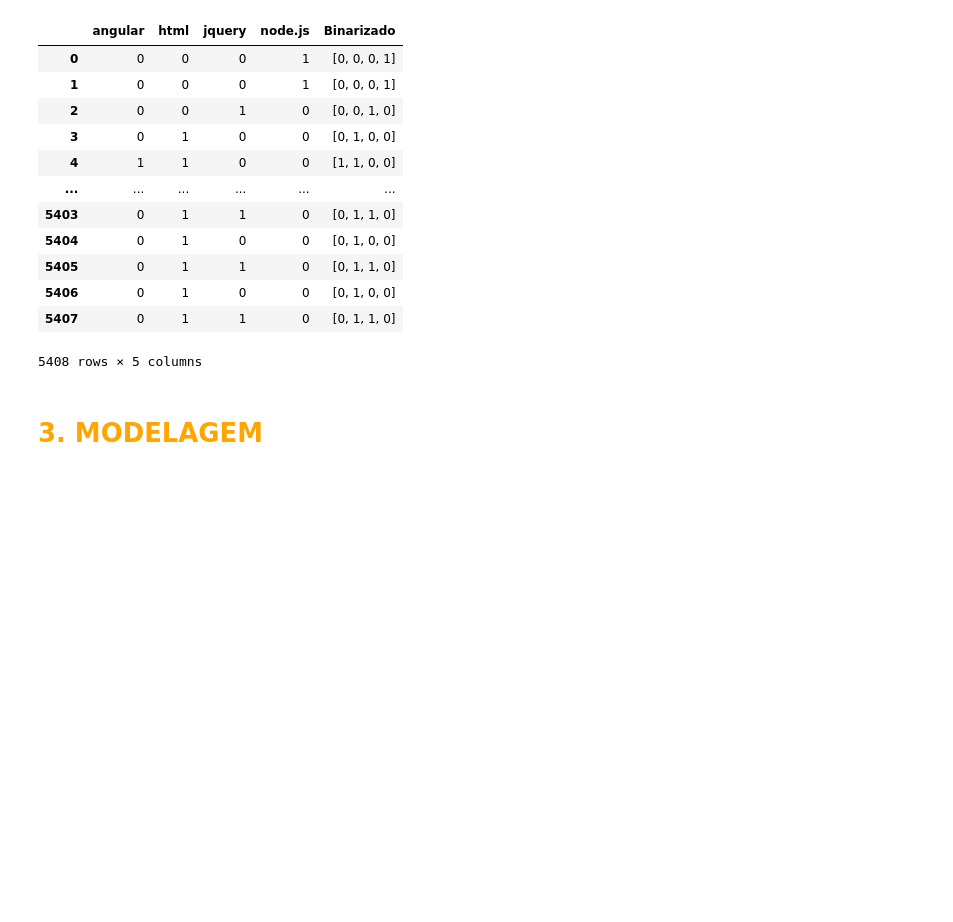
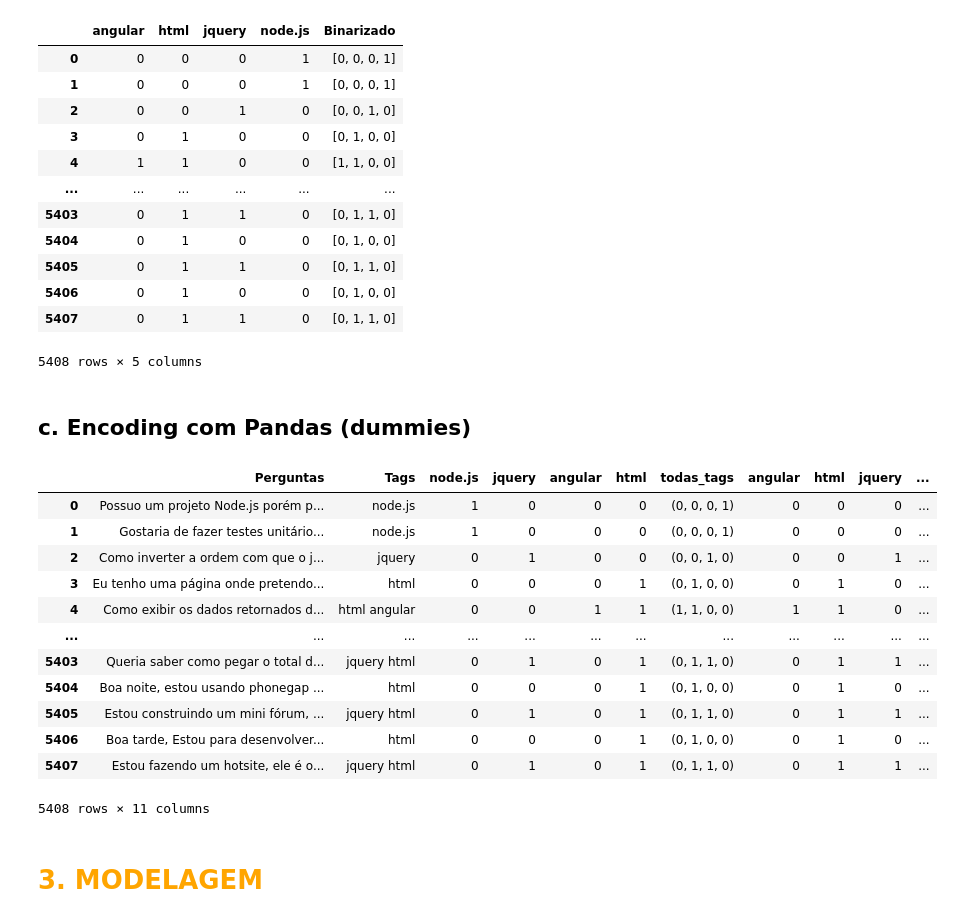
Before and after one commit to mbaliu-treino/Desenvolve, a Jupyter notebook: LEARN_C_ML_Classificao_Multilabel_de_Textos.ipynb, the cells around one changed output. Saved outputs shown, nothing was run; the diff lists cells and outputs as text; code cells hidden in the pictures; blank space fills up the shorter version.

```diff
--- a/LEARN_C_ML_Classificao_Multilabel_de_Textos.ipynb
+++ b/LEARN_C_ML_Classificao_Multilabel_de_Textos.ipynb
@@ -245,6 +264,27 @@ df
 | 5406 | 0 | 1 | 0 | 0 | [0, 1, 0, 0] |
 | 5407 | 0 | 1 | 1 | 0 | [0, 1, 1, 0] |
 5408 rows × 5 columns
+# %% [markdown]
+## c. Encoding com Pandas (dummies)
+# %%
+# OPÇÃO: binarização
+categorias = dados['Tags'].str.get_dummies(sep=' ')
+perguntas = pd.concat([dados, categorias], axis=1)
+perguntas
+# %% [output]
+|  | Perguntas | Tags | node.js | jquery | angular | html | todas_tags | angular | html | jquery | ... |
+| 0 | Possuo um projeto Node.js porém p... | node.js | 1 | 0 | 0 | 0 | (0, 0, 0, 1) | 0 | 0 | 0 | ... |
+| 1 | Gostaria de fazer testes unitário... | node.js | 1 | 0 | 0 | 0 | (0, 0, 0, 1) | 0 | 0 | 0 | ... |
+| 2 | Como inverter a ordem com que o j... | jquery | 0 | 1 | 0 | 0 | (0, 0, 1, 0) | 0 | 0 | 1 | ... |
+| 3 | Eu tenho uma página onde pretendo... | html | 0 | 0 | 0 | 1 | (0, 1, 0, 0) | 0 | 1 | 0 | ... |
+| 4 | Como exibir os dados retornados d... | html angular | 0 | 0 | 1 | 1 | (1, 1, 0, 0) | 1 | 1 | 0 | ... |
+| ... | ... | ... | ... | ... | ... | ... | ... | ... | ... | ... | ... |
+| 5403 | Queria saber como pegar o total d... | jquery html | 0 | 1 | 0 | 1 | (0, 1, 1, 0) | 0 | 1 | 1 | ... |
+| 5404 | Boa noite, estou usando phonegap ... | html | 0 | 0 | 0 | 1 | (0, 1, 0, 0) | 0 | 1 | 0 | ... |
+| 5405 | Estou construindo um mini fórum, ... | jquery html | 0 | 1 | 0 | 1 | (0, 1, 1, 0) | 0 | 1 | 1 | ... |
+| 5406 | Boa tarde, Estou para desenvolver... | html | 0 | 0 | 0 | 1 | (0, 1, 0, 0) | 0 | 1 | 0 | ... |
+| 5407 | Estou fazendo um hotsite, ele é o... | jquery html | 0 | 1 | 0 | 1 | (0, 1, 1, 0) | 0 | 1 | 1 | ... |
+5408 rows × 11 columns
 # %% [markdown]
 # <font color=orange><b>3. MODELAGEM</b></font>
 # %% [markdown]
```
Also changed, not shown: parts of 24 cells of this notebook.
